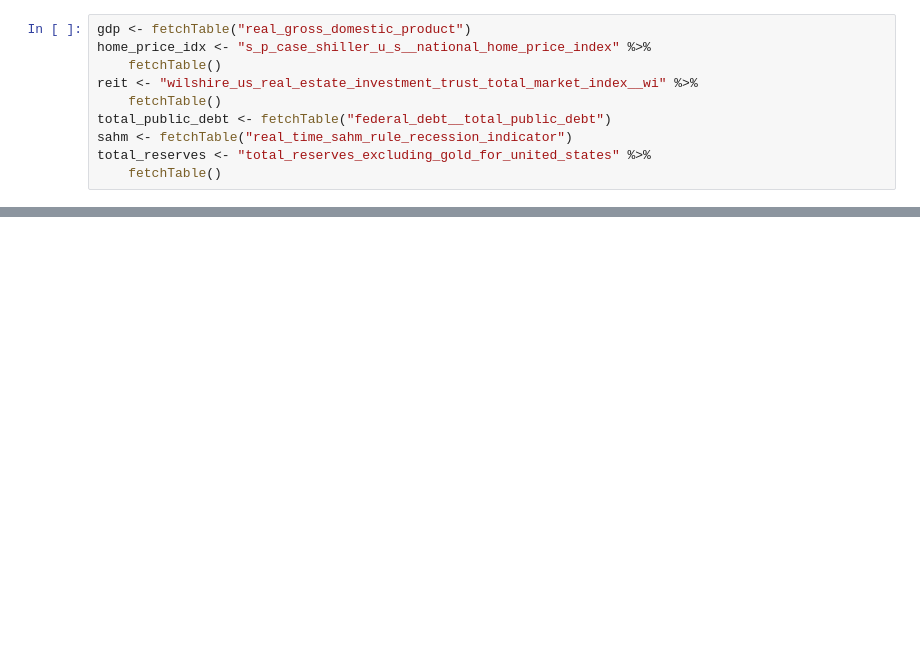
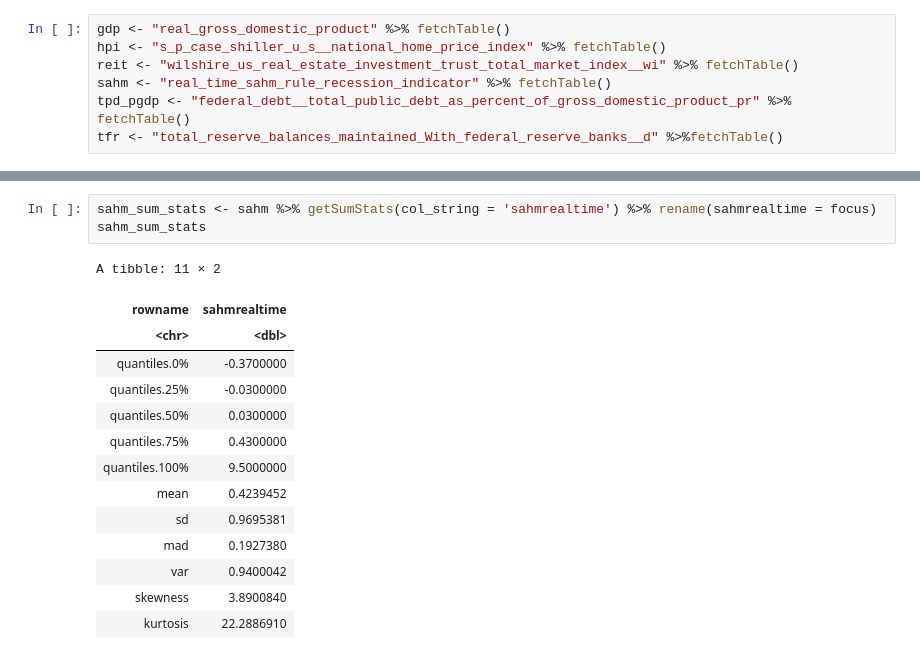
Before and after one commit to 7astro7/fredTimeSeries, a Jupyter notebook: analysis02.ipynb, the cells around one changed output, grey strips where cells are left out. Saved outputs shown, nothing was run; the diff lists cells and outputs as text; blank space fills up the shorter version.

```diff
--- a/analysis02.ipynb
+++ b/analysis02.ipynb
@@ -57,12 +48,9 @@ fetchTable <- function(table_name) {
     return (data)
 }
 # %%
-gdp <- fetchTable("real_gross_domestic_product")
-home_price_idx <- "s_p_case_shiller_u_s__national_home_price_index" %>%
-    fetchTable()
-reit <- "wilshire_us_real_estate_investment_trust_total_market_index__wi" %>%
-    fetchTable()
-total_public_debt <- fetchTable("federal_debt__total_public_debt")
-sahm <- fetchTable("real_time_sahm_rule_recession_indicator")
-total_reserves <- "total_reserves_excluding_gold_for_united_states" %>%
-    fetchTable()
+gdp <- "real_gross_domestic_product" %>% fetchTable()
+hpi <- "s_p_case_shiller_u_s__national_home_price_index" %>% fetchTable()
+reit <- "wilshire_us_real_estate_investment_trust_total_market_index__wi" %>% fetchTable()
+sahm <- "real_time_sahm_rule_recession_indicator" %>% fetchTable()
+tpd_pgdp <- "federal_debt__total_public_debt_as_percent_of_gross_domestic_product_pr" %>% fetchTable()
+tfr <- "total_reserve_balances_maintained_With_federal_reserve_banks__d" %>%fetchTable()
@@ -160,0 +452,18 @@ theme_minimal()
+# %%
+sahm_sum_stats <- sahm %>% getSumStats(col_string = 'sahmrealtime') %>% rename(sahmrealtime = focus)
+sahm_sum_stats
+# %% [output]
+A tibble: 11 × 2
+| rowname | sahmrealtime |
+| <chr> | <dbl> |
+| quantiles.0% | -0.3700000 |
+| quantiles.25% | -0.0300000 |
+| quantiles.50% | 0.0300000 |
+| quantiles.75% | 0.4300000 |
+| quantiles.100% | 9.5000000 |
+| mean | 0.4239452 |
+| sd | 0.9695381 |
+| mad | 0.1927380 |
+| var | 0.9400042 |
+| skewness | 3.8900840 |
+| kurtosis | 22.2886910 |
```
Also changed, not shown: parts of 30 cells of this notebook, 3 other files.
